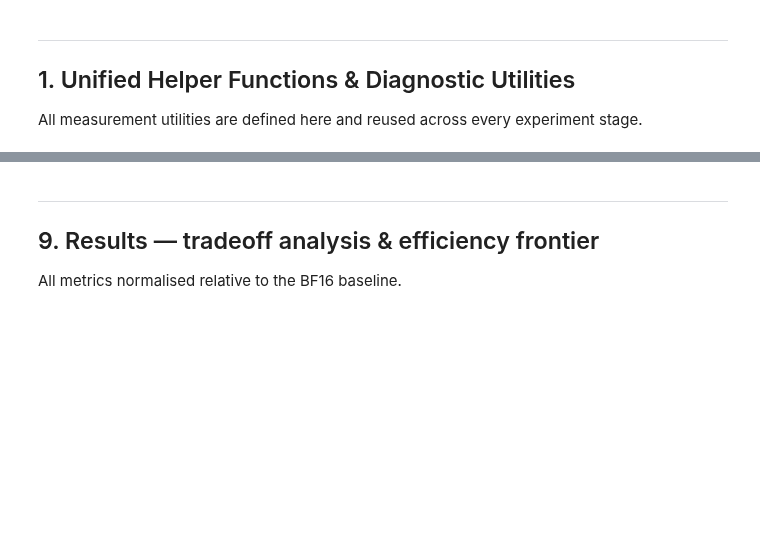
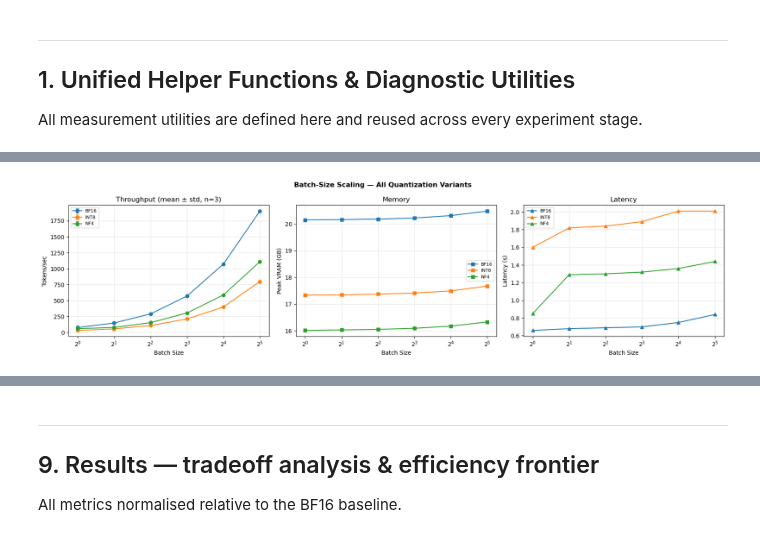
Before and after one commit to bawtek88/Efficient-LLM-Inference, a Jupyter notebook: dlmpa_compression_study.ipynb, the cells around one changed output, grey strips where cells are left out. Saved outputs shown, nothing was run; the diff lists cells and outputs as text; code cells hidden in the pictures; blank space fills up the shorter version.

```diff
--- a/dlmpa_compression_study.ipynb
+++ b/dlmpa_compression_study.ipynb
@@ -1490,0 +2359,25 @@ Pruned 40 % (L1 unstructured)      35.31       6.43       74.08      15.26
+# %%
+fig, axes = plt.subplots(1, 3, figsize=(17, 4.5))
+fig.suptitle("Batch-Size Scaling — All Quantization Variants", fontweight="bold")
+palette = sns.color_palette("tab10", n_colors=len(batch_scaling_results))
+colors  = {name: palette[i] for i, name in enumerate(batch_scaling_results)}
+
+for name, df_ in batch_scaling_results.items():
+    if df_.empty: continue
+    c = colors[name]
+    axes[0].errorbar(df_["Batch Size"], df_["Tok/sec (mean)"], yerr=df_["Tok/sec (std)"],
+                     marker="o", label=name, color=c, capsize=3)
+    axes[1].plot(df_["Batch Size"], df_["VRAM (GB)"], marker="s", label=name, color=c)
+    axes[2].plot(df_["Batch Size"], df_["Latency (s)"], marker="^", label=name, color=c)
+
+axes[0].set(xlabel="Batch Size", ylabel="Tokens/sec", title="Throughput (mean ± std, n=3)")
+axes[1].set(xlabel="Batch Size", ylabel="Peak VRAM (GB)", title="Memory")
+axes[2].set(xlabel="Batch Size", ylabel="Latency (s)", title="Latency")
+for ax in axes:
+    ax.set_xscale("log", base=2); ax.grid(alpha=0.3); ax.legend(fontsize=8)
+
+plt.tight_layout()
+plt.savefig(ROOT_DIR + "/batch_scaling_multivariant.png", dpi=150, bbox_inches="tight")
+plt.show()
+# %% [output]
+[figure, added]
```
Also changed, not shown: parts of 59 cells of this notebook.
